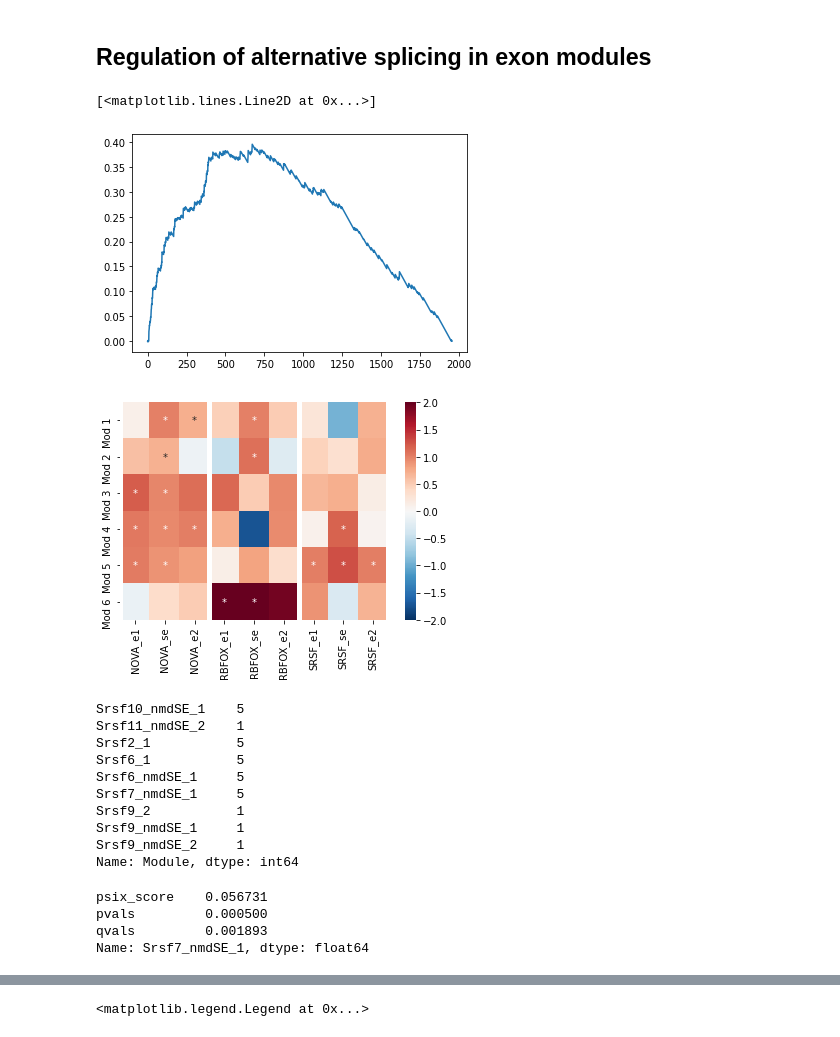
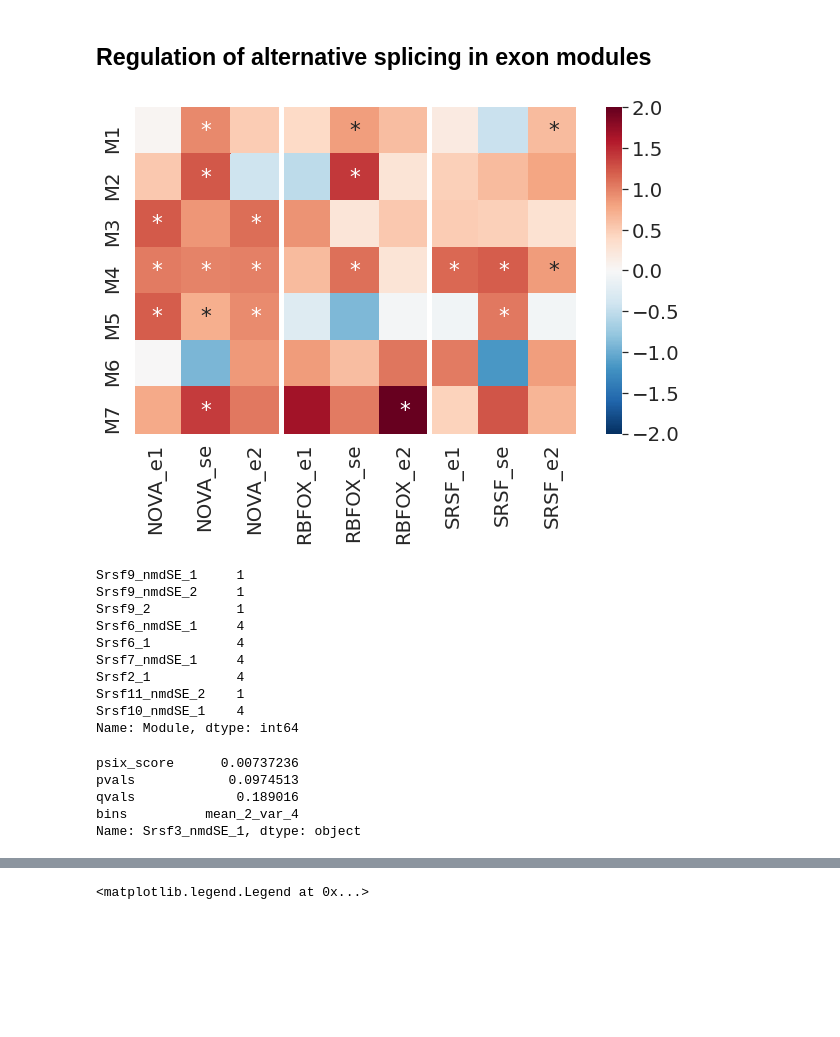
Before and after one commit to lareaulab/analysis_psix, a Jupyter notebook: mouse_brain_development/mouse_brain_development.ipynb, the cells around one changed output, grey strips where cells are left out. Drawn from its saved outputs; the diff is of its cells as text; code cells hidden in the pictures; blank space fills up the shorter version.

Commit message:
modules tabula muris and tiklova

```diff
--- a/mouse_brain_development/mouse_brain_development.ipynb
+++ b/mouse_brain_development/mouse_brain_development.ipynb
@@ -185,10 +188,10 @@ Successfully computed neighbors
 We then use a modification of the UPGMA alogithm as implemented in Hotspot to estimate modules of co-spliced exons.
 # %%
 import sys
-sys.path.insert(0, '/mnt/lareaulab/cfbuenabadn/analysis_psix/utils/')
+sys.path.insert(0, '/mnt/lareaulab/cfbuenabadn/psix_project/analysis_psix/utils/')
 from misc_utils import *
 
-background_psi = psix_object.adata.uns['neighbors_psi'].T
+background_psi = psix_object.adata.uns['neighbors_psi'].mask(psix_object.adata.uns['psi'].isna()).T
 exon_list = psix_results.loc[(psix_results.psix_score > 0) & (psix_results.qvals <= 0.05)].index
 
 bwow = compute_modules(background_psi.loc[exon_list].T.corr().fillna(0),
@@ -208,13 +211,15 @@ from scipy.stats import zscore
 from itertools import product
 from matplotlib.gridspec import GridSpec
 
-fig = plt.figure(figsize=(8, 8))
-gs = GridSpec(3,12)
+fig = plt.figure(figsize=(8, 10))
+gs = GridSpec(4,12)
 gs.update(wspace=1, hspace=0.3)
 
-ax_positions = list(product(range(3), range(2)))
+ax_positions = list(product(range(4), range(2)))
 
-for mod in range(1, 7):
+background_psi = psix_object.adata.uns['neighbors_psi'].T
+
+for mod in range(1, 8):
 
     mad_df = pd.DataFrame()
     for exon in bwow[0].index[bwow[0]==mod]:
@@ -231,7 +236,7 @@ for mod in range(1, 7):
 
 
     plt.title('Module '+str(mod), fontsize=18)
-    if x == 2:
+    if x == 3:
         plt.xlabel('PC 1', fontsize=18)
     if y == 0:
         plt.ylabel('PC 2', fontsize=18)
@@ -239,8 +244,10 @@ for mod in range(1, 7):
     ax.spines["right"].set_visible(False)
     ax.spines["top"].set_visible(False)
     ax.tick_params(labelsize=0, length=0)
+    ax.grid(False)
 #     plt.show()
 ax = fig.add_subplot(gs[0,10:12])
+ax.grid(False)
 sc = ax.scatter([0, 0], [0, 0], c=[-1, 1])
 cb = plt.colorbar(sc, shrink = 1, aspect=20)
 cb.set_label(label='normalized $\hat{\Psi}$',size=18)
@@ -347,11 +354,8 @@ def gsea(signal, permutations=2000):
     p_val = (np.sum(ES_random >= ES)+1)/(permutations+1)
     return ES, p_val
 
-plt.plot(range(len(exons_sorted)),
-         enrichment_score(list(mouse_clip_overlap.loc[exons_sorted]['NOVA1'])))
+# plt.plot(range(len(exons_sorted)),
+#          enrichment_score(list(mouse_clip_overlap.loc[exons_sorted]['NOVA1'])))
-# %% [output]
-[<matplotlib.lines.Line2D at 0x...>]
-[figure, removed]
 # %%
 import scipy.stats as ss
 from scipy.stats import hypergeom
@@ -445,7 +449,7 @@ for rbp in mouse_clip_families.columns:
     p_enrich = []
     p_deplete = []
     log_enrich = []
-    for module in range(1, 7):
+    for module in range(1, 8):
         enrichment = test_enrichment(mouse_clip_families[rbp], modules.index[(modules==module)])
         p_enrich.append(enrichment[0])
         p_deplete.append(enrichment[1])
@@ -455,13 +459,13 @@ for rbp in mouse_clip_families.columns:
     hyper_pval_enrich[rbp] = p_enrich
     hyper_pval_deplete[rbp] = p_deplete
 
-hyper_enrichment.index = ['Mod '+ str(x) for x in range(1, 7)]
-hyper_pval_enrich.index = ['Mod '+ str(x) for x in range(1, 7)]
-hyper_pval_deplete.index = ['Mod '+ str(x) for x in range(1, 7)]
+hyper_enrichment.index = ['M'+ str(x) for x in range(1, 8)]
+hyper_pval_enrich.index = ['M'+ str(x) for x in range(1, 8)]
+hyper_pval_deplete.index = ['M'+ str(x) for x in range(1, 8)]
 
 
 hyper_enrich_significance = pd.DataFrame(multipletests(np.array(hyper_pval_enrich).reshape(1,-1)[0],
-                                                       method='fdr_bh')[1].reshape(6,-6)<=0.05)
+                                                       method='fdr_bh')[1].reshape(7,-7)<=0.1)
 hyper_enrich_significance.index = hyper_pval_enrich.index
 hyper_enrich_significance.columns = hyper_pval_enrich.columns
 
@@ -474,31 +478,35 @@ for exon in hyper_enrich_significance.index:
             labels.loc[exon, rbp] = ''
 # from statsmodels.stats.multitest import multipletests
 # %%
+sns.set(font_scale=1.8)
+
+fig = plt.figure(figsize=(10, 6))
 ax = sns.heatmap(hyper_enrichment, cmap='RdBu_r', vmin=-2, vmax=2, annot=labels, fmt='')
 for i in range(0, hyper_enrichment.shape[1] + 1, 3):
     ax.axvline(i, color='white', lw=5)
 # for i in range(data.shape[1] + 1):
 #     ax.axvline(i, color='white', lw=60)
 plt.show()
 # %% [output]
-[figure, old version]
+[figure, new version]
 # %%
 modules.loc[[x for x in modules.index if 'Srsf' in x]]
 # %% [output]
-Srsf10_nmdSE_1    5
-Srsf11_nmdSE_2    1
-Srsf2_1           5
-Srsf6_1           5
-Srsf6_nmdSE_1     5
-Srsf7_nmdSE_1     5
-Srsf9_2           1
 Srsf9_nmdSE_1     1
 Srsf9_nmdSE_2     1
+Srsf9_2           1
+Srsf6_nmdSE_1     4
+Srsf6_1           4
+Srsf7_nmdSE_1     4
+Srsf2_1           4
+Srsf11_nmdSE_2    1
+Srsf10_nmdSE_1    4
 Name: Module, dtype: int64
 # %%
-psix_results.loc['Srsf7_nmdSE_1']
+psix_results.loc['Srsf3_nmdSE_1']
 # %% [output]
-psix_score    0.056731
-pvals         0.000500
-qvals         0.001893
-Name: Srsf7_nmdSE_1, dtype: float64
+psix_score      0.00737236
+pvals            0.0974513
+qvals             0.189016
+bins          mean_2_var_4
+Name: Srsf3_nmdSE_1, dtype: object
```
Also changed, not shown: parts of 14 cells of this notebook, 57 other files.
